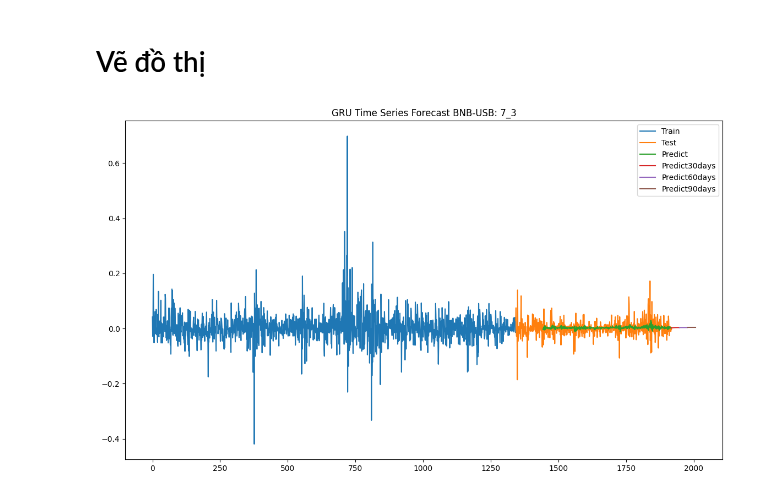
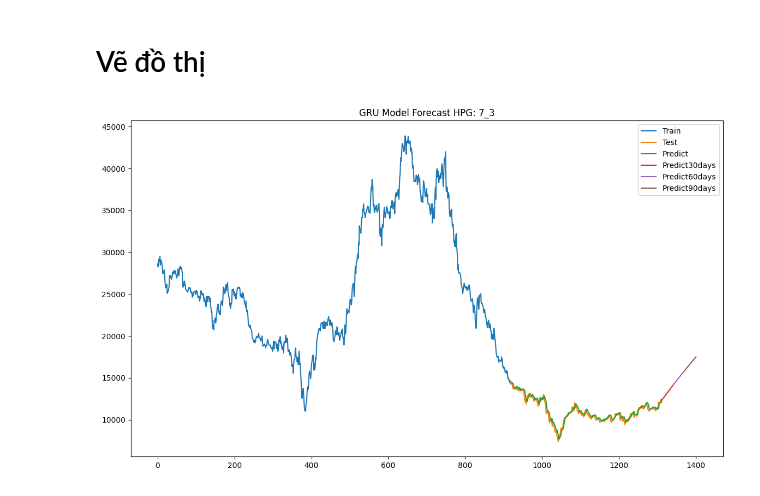
Before and after one commit to xuanquynhle/IS403.O21.HTCL_Team5, a Jupyter notebook: GRU_Model/HPG_GRU_Model_70_30.ipynb, the cells around one changed output. Saved outputs shown, nothing was run; the diff lists cells and outputs as text; code cells hidden in the pictures.

```diff
--- a/GRU_Model/HPG_GRU_Model_70_30.ipynb
+++ b/GRU_Model/HPG_GRU_Model_70_30.ipynb
@@ -260,0 +74,4 @@ while i < 60:
+# %%
+# Scaler data
+scaler=MinMaxScaler(feature_range=(0,1))
+df=scaler.fit_transform(np.array(df).reshape(-1,1))
@@ -260,0 +80,12 @@ while i < 60:
+# %%
+# Calculate the number of samples for each set
+train_size = int(0.7 * len(df))
+test_size = int(0.3 * len(df))
+
+# Split data into sets
+train_data = df[:train_size]
+test_data = df[train_size:]
+
+# Check the size of each set
+print("Train data size:", len(train_data))
+print("Test data size:", len(test_data))
@@ -260,0 +107,7 @@ while i < 60:
+# %%
+# Reshape into X=t,t+1,t+2..t+99 and Y=t+100
+time_step = 100
+train_last_windowsize = train_data[-time_step-1:]
+test_data_extended = np.concatenate((train_last_windowsize, test_data), axis=0)
+X_train, y_train = create_dataset(train_data, time_step)
+X_test, y_test = create_dataset(test_data_extended, time_step)
@@ -312,37 +233,35 @@ while i < 90:
 # %% [markdown]
 # Vẽ đồ thị
 # %%
-
 plt.figure(figsize=(14, 8))
 
 # Vẽ dữ liệu huấn luyện (train_data)
 train_data_index = pd.RangeIndex(start=0, stop=train_size, step=1)
 plt.plot(train_data_index, scaler.inverse_transform(train_data), label='Train')
 
 # Vẽ dữ liệu kiểm tra (test_data)
 test_data_index = pd.RangeIndex(start=train_size, stop=train_size + len(test_data), step=1)
 plt.plot(test_data_index, scaler.inverse_transform(test_data), label='Test')
 
 # Vẽ dữ liệu dự đoán cho tập kiểm tra (y_pred)
-test_pred_index = pd.RangeIndex(start=train_size + 101, stop=train_size + len(test_data), step=1)
+test_pred_index = pd.RangeIndex(start=train_size, stop=train_size + len(test_data), step=1)
 plt.plot(test_pred_index, y_pred, label='Predict')
 
 # Vẽ dự đoán 30 ngày
-predict_index_30 = pd.RangeIndex(start=len(time_series)-1, stop=len(time_series) + 29, step=1)
-plt.plot(predict_index_30, scaler.inverse_transform(lst_output_30), label='Predict30days')
+predict_index_30 = pd.RangeIndex(start=len(df)-1, stop=len(df) + 29, step=1)
+plt.plot(predict_index_30, scaler.inverse_transform(lst_output_90[:30]), label='Predict30days')
 
-# Vẽ dự đoán 60 ngày, bắt đầu từ len(time_series) + 30 để không bị chồng lên dự đoán 30 ngày
-predict_index_60 = pd.RangeIndex(start=len(time_series)+29, stop=len(time_series) + 59, step=1)
-plt.plot(predict_index_60, scaler.inverse_transform(lst_output_60[30:]), label='Predict60days')
+# Vẽ dự đoán 60 ngày
+predict_index_60 = pd.RangeIndex(start=len(df)+29, stop=len(df) + 59, step=1)
+plt.plot(predict_index_60, scaler.inverse_transform(lst_output_90[30:60]), label='Predict60days')
 
-
-# Vẽ dự đoán 90 ngày, bắt đầu từ len(time_series) + 60 để không bị chồng lên dự đoán 60 ngày
-predict_index_90 = pd.RangeIndex(start=len(time_series)+59, stop=len(time_series) + 89, step=1)
+# Vẽ dự đoán 90 ngày
+predict_index_90 = pd.RangeIndex(start=len(df)+59, stop=len(df) + 89, step=1)
 plt.plot(predict_index_90, scaler.inverse_transform(lst_output_90[60:]), label='Predict90days')
 
 # Thêm chú thích và hiển thị đồ thị
-plt.title('GRU Time Series Forecast BNB-USB: 7_3')
+plt.title('GRU Model Forecast HPG: 7_3')
 plt.legend(['Train', 'Test', 'Predict', 'Predict30days', 'Predict60days', 'Predict90days'])
 plt.show()
 # %% [output]
-[figure, old version]
+[figure, new version]
```
Also changed, not shown: parts of 35 cells of this notebook.
